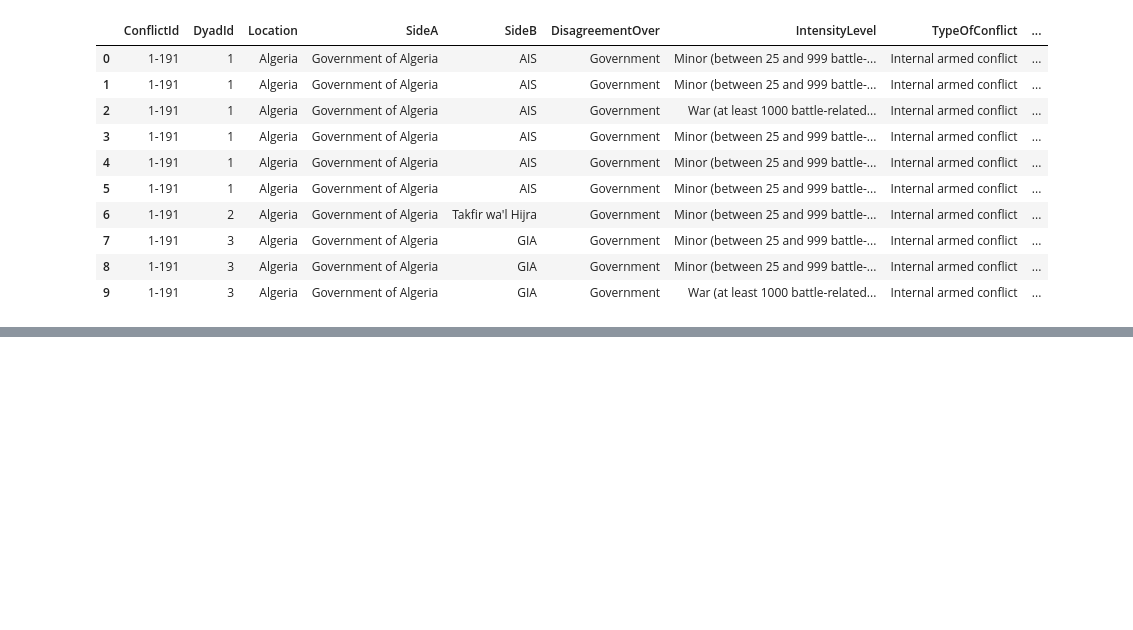
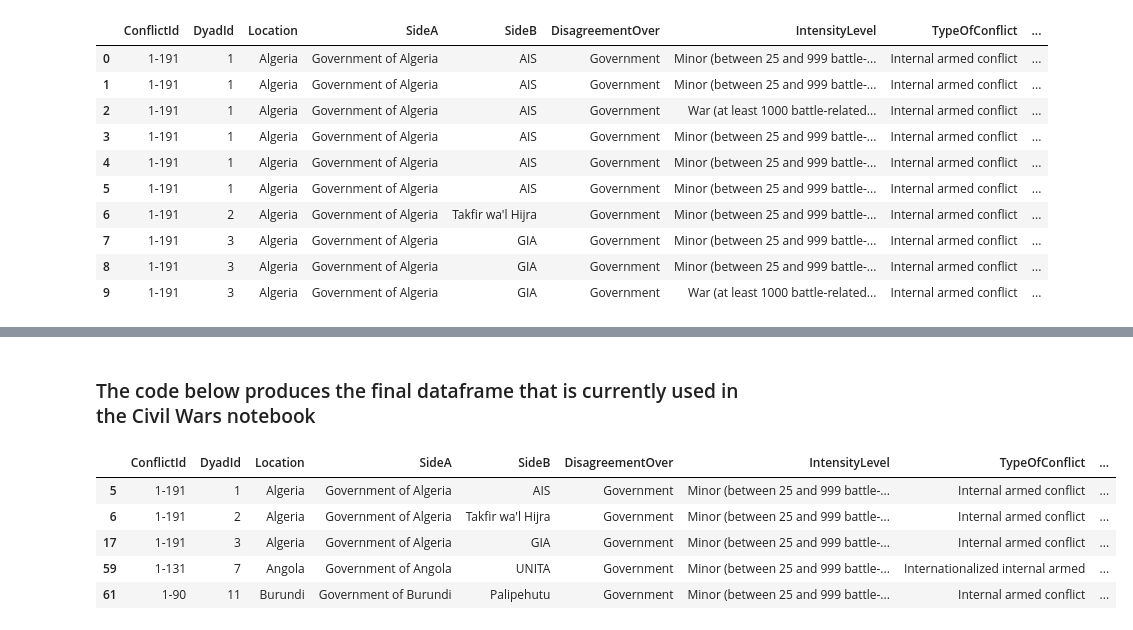
Before and after one commit to ds-modules/POLSCI-5, a Jupyter notebook: Cleaning_2.ipynb, the cells around one changed output, grey strips where cells are left out. Saved outputs shown, nothing was run; the diff lists cells and outputs as text; code cells hidden in the pictures; blank space fills up the shorter version.

```diff
--- a/Cleaning_2.ipynb
+++ b/Cleaning_2.ipynb
@@ -206,0 +220,22 @@ dropped.head(10)
+# %% [markdown]
+### The code below produces the final dataframe that is currently used in the Civil Wars notebook
+# %%
+#  Another approach for getting one row per conflict where there is one row per conflict
+
+#Replace missing with NaN again so that can use function in apply
+one = dropped.replace('Missing', np.nan)
+
+# One row per conflict grouped by ConflictId and DyadId
+one.groupby(['ConflictId', 'DyadId'], sort = False)['EndYear'].apply(np.nanmax)
+idx = one.groupby(['ConflictId', 'DyadId'])['EndYear'].transform(max) == one['EndYear']
+
+
+one_row = one[idx]
+one_row.head()
+# %% [output]
+|  | ConflictId | DyadId | Location | SideA | SideB | DisagreementOver | IntensityLevel | TypeOfConflict | ... |
+| 5 | 1-191 | 1 | Algeria | Government of Algeria | AIS | Government | Minor (between 25 and 999 battle-... | Internal armed conflict | ... |
+| 6 | 1-191 | 2 | Algeria | Government of Algeria | Takfir wa'l Hijra | Government | Minor (between 25 and 999 battle-... | Internal armed conflict | ... |
+| 17 | 1-191 | 3 | Algeria | Government of Algeria | GIA | Government | Minor (between 25 and 999 battle-... | Internal armed conflict | ... |
+| 59 | 1-131 | 7 | Angola | Government of Angola | UNITA | Government | Minor (between 25 and 999 battle-... | Internationalized internal armed | ... |
+| 61 | 1-90 | 11 | Burundi | Government of Burundi | Palipehutu | Government | Minor (between 25 and 999 battle-... | Internal armed conflict | ... |
```
Also changed, not shown: parts of 5 cells of this notebook.
